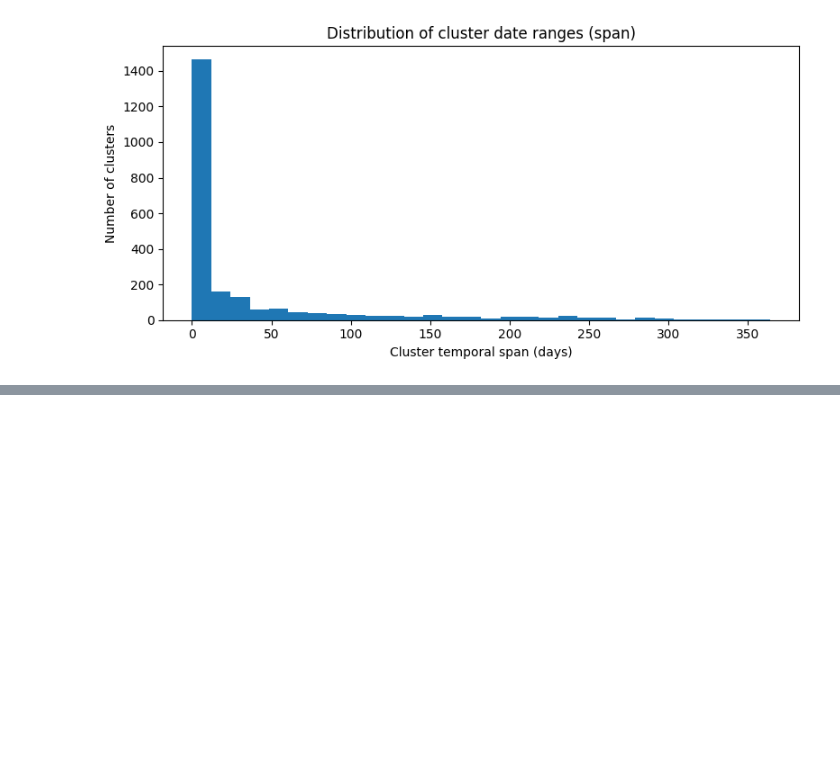
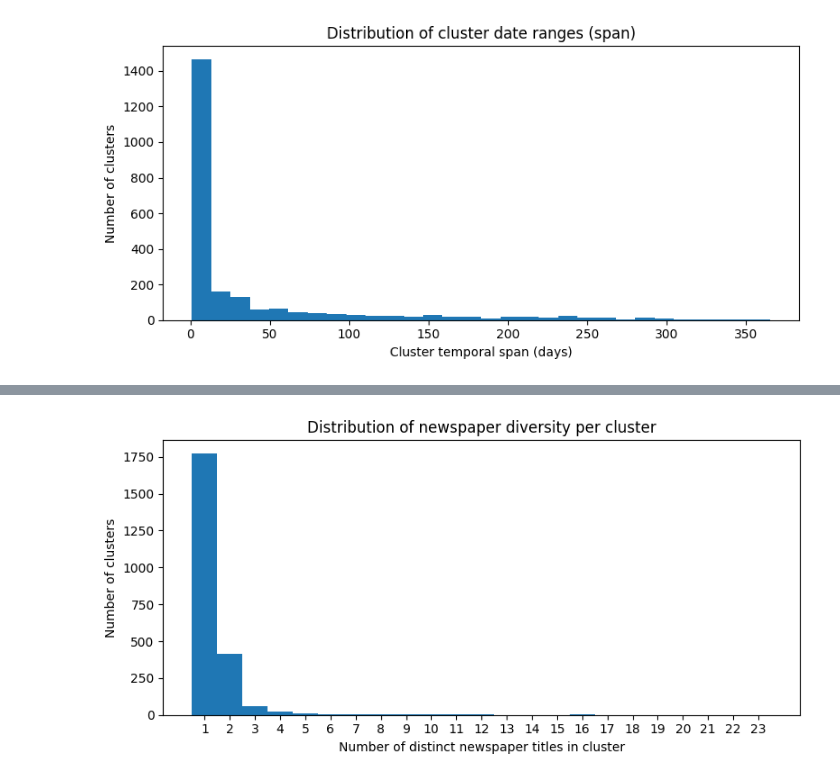
Before and after one commit to L4CCH/viral-images, a Jupyter notebook: scripts/sample-photos/4_analyze.ipynb, the cells around one changed output, grey strips where cells are left out. Saved outputs shown, nothing was run; the diff lists cells and outputs as text; code cells hidden in the pictures; blank space fills up the shorter version.

Commit message:
title analysis

```diff
--- a/scripts/sample-photos/4_analyze.ipynb
+++ b/scripts/sample-photos/4_analyze.ipynb
@@ -795,0 +849,31 @@ plt.show()
+# %%
+from collections import Counter
+import pandas as pd
+import re
+
+rows = []
+
+for cid, files in clusters.items():
+    lccns = [extract_lccn(f) for f in files]
+    titles = [
+        lccn_to_title.get(l)
+        for l in lccns
+        if l is not None and lccn_to_title.get(l) is not None
+    ]
+
+    titles = [
+        re.sub(r"\s*\[volume\]\s*", "", t, flags=re.IGNORECASE).strip()
+        for t in titles
+    ]
+
+    unique_titles = sorted(set(titles))
+
+    rows.append({
+        "cluster_id": cid,
+        "n_images": len(files),
+        "n_newspapers": len(unique_titles),
+        "newspaper_titles": unique_titles,
+    })
+
+cluster_newspaper_diversity_df = pd.DataFrame(rows)
+cluster_newspaper_diversity_df.head()
@@ -795,0 +936,15 @@ plt.show()
+# %%
+plt.figure(figsize=(8, 4))
+plt.hist(
+    cluster_newspaper_diversity_df["n_newspapers"],
+    bins=range(1, cluster_newspaper_diversity_df["n_newspapers"].max() + 2),
+    align="left"
+)
+plt.xlabel("Number of distinct newspaper titles in cluster")
+plt.ylabel("Number of clusters")
+plt.title("Distribution of newspaper diversity per cluster")
+plt.xticks(range(1, cluster_newspaper_diversity_df["n_newspapers"].max() + 1))
+plt.tight_layout()
+plt.show()
+# %% [output]
+[figure, added]
```
Also changed, not shown: parts of 12 cells of this notebook.
